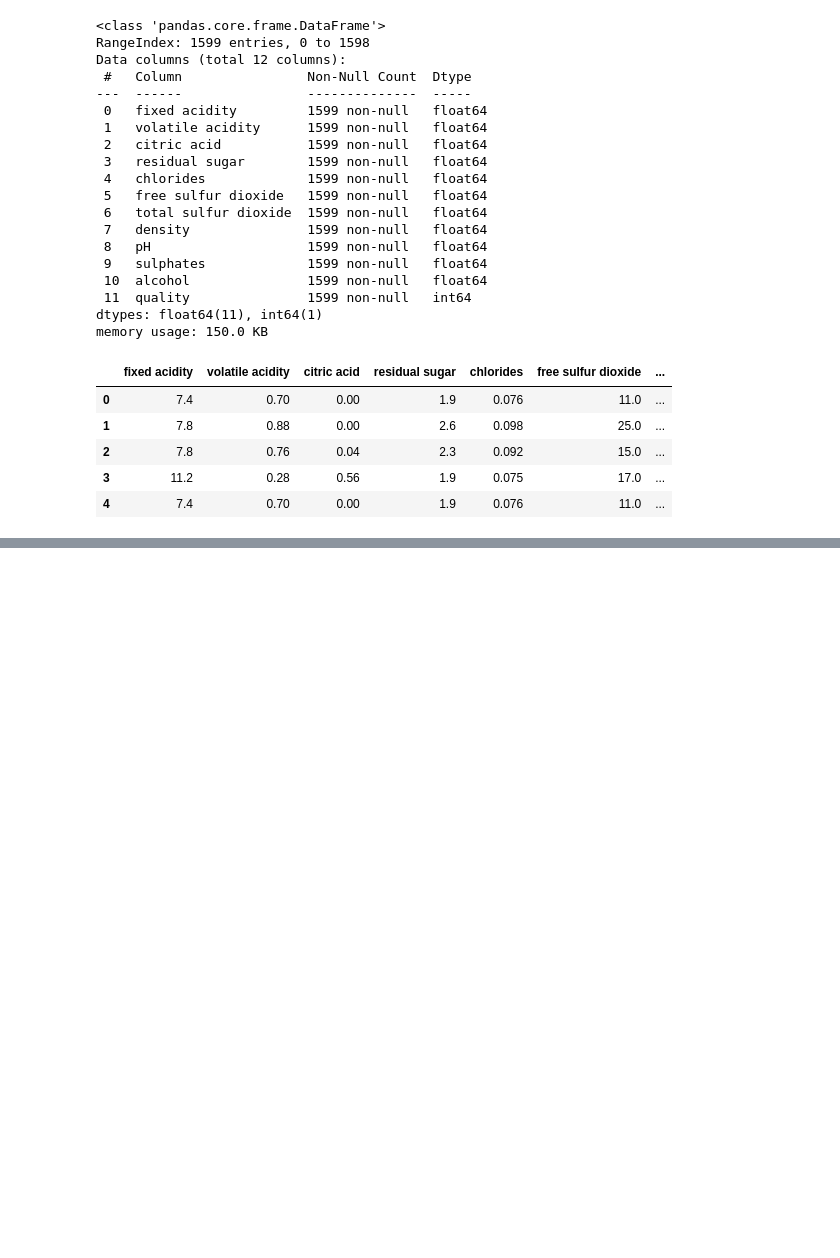
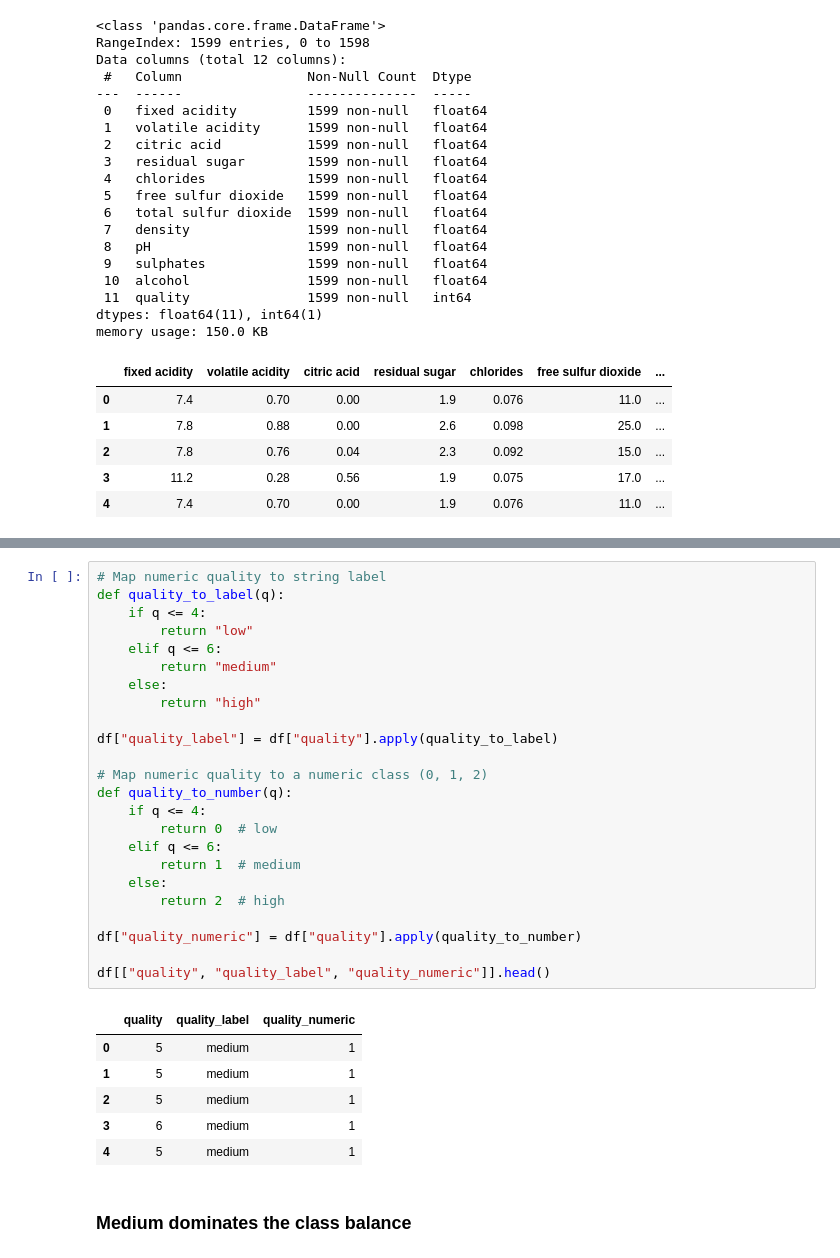
Before and after one commit to 14dstcyr/applied-ml-dstcyr, a Jupyter notebook: notebooks/project05/ensemble_stcyr.ipynb, the cells around one changed output, grey strips where cells are left out. Saved outputs shown, nothing was run; the diff lists cells and outputs as text; blank space fills up the shorter version.

```diff
--- a/notebooks/project05/ensemble_stcyr.ipynb
+++ b/notebooks/project05/ensemble_stcyr.ipynb
@@ -140,0 +137,33 @@ df["quality_numeric"] = df["quality"].apply(quality_to_number)
+# %%
+# Map numeric quality to string label
+def quality_to_label(q):
+    if q <= 4:
+        return "low"
+    elif q <= 6:
+        return "medium"
+    else:
+        return "high"
+
+df["quality_label"] = df["quality"].apply(quality_to_label)
+
+# Map numeric quality to a numeric class (0, 1, 2)
+def quality_to_number(q):
+    if q <= 4:
+        return 0  # low
+    elif q <= 6:
+        return 1  # medium
+    else:
+        return 2  # high
+
+df["quality_numeric"] = df["quality"].apply(quality_to_number)
+
+df[["quality", "quality_label", "quality_numeric"]].head()
+# %% [output]
+|  | quality | quality_label | quality_numeric |
+| 0 | 5 | medium | 1 |
+| 1 | 5 | medium | 1 |
+| 2 | 5 | medium | 1 |
+| 3 | 6 | medium | 1 |
+| 4 | 5 | medium | 1 |
+# %% [markdown]
+### Medium dominates the class balance
```
Also changed, not shown: parts of 21 cells of this notebook, 2 other files.
